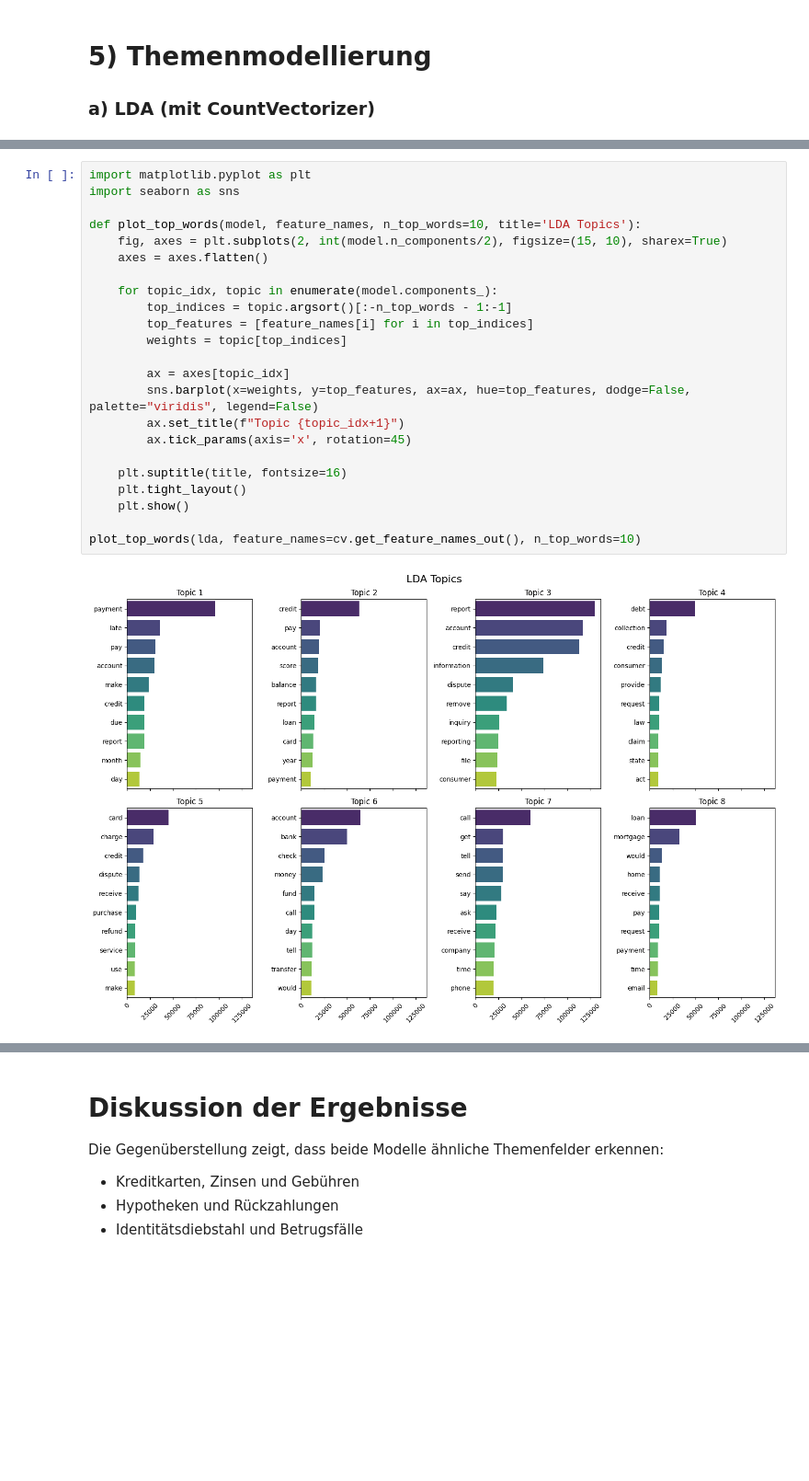
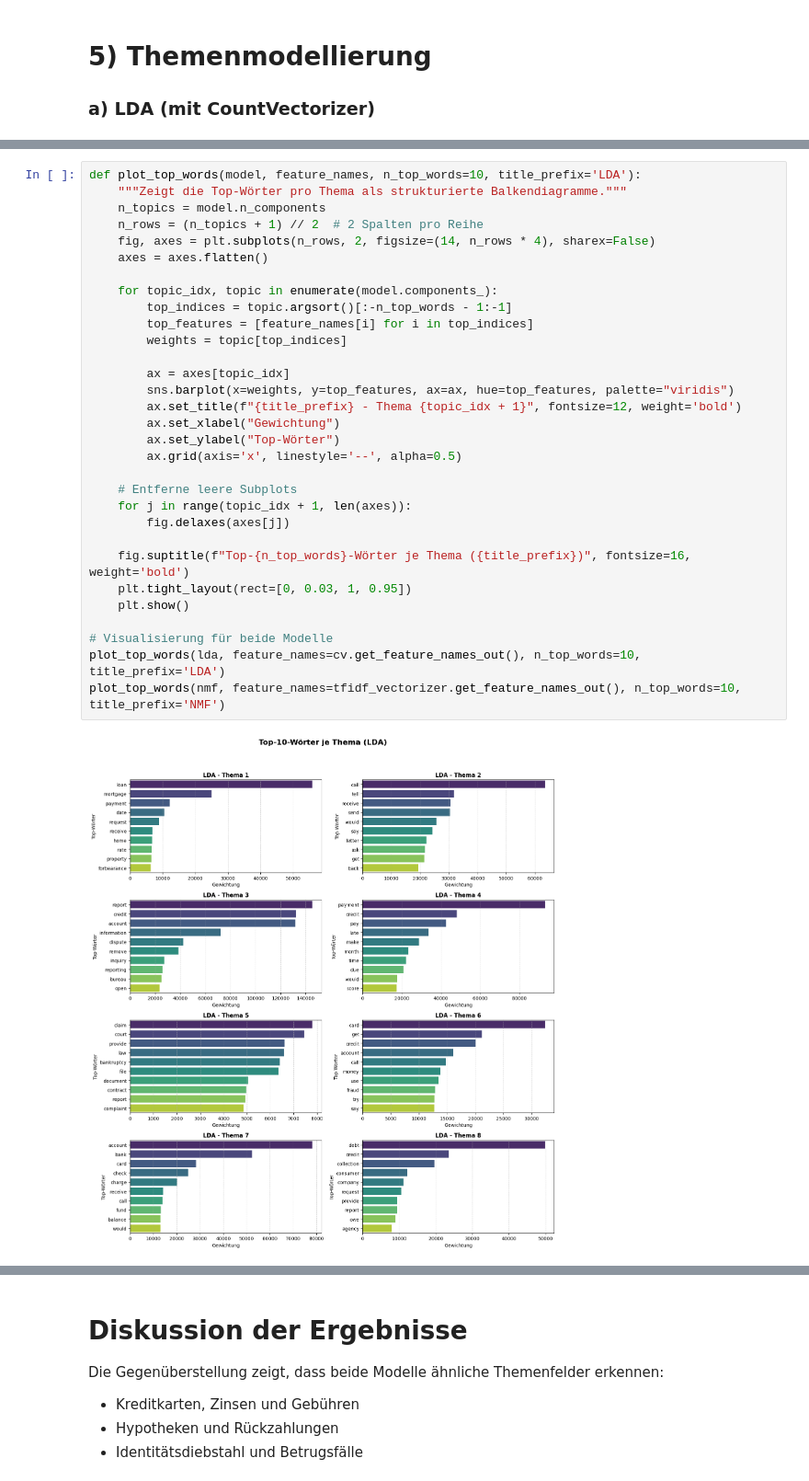
Before and after one commit to StGDev25/cfpb-nlp-analysis, a Jupyter notebook: DLBDSEDA02_D.ipynb, the cells around one changed output, grey strips where cells are left out. Shown at 92% size. Saved outputs shown, nothing was run; the diff lists cells and outputs as text; blank space fills up the shorter version.

Commit message:
Optimierung, reduntanten Code entfernen.

```diff
--- a/DLBDSEDA02_D.ipynb
+++ b/DLBDSEDA02_D.ipynb
@@ -373,25 +448,33 @@ if 'df' in globals() and 'cleaned_text' in df.columns:
 # %%
-import matplotlib.pyplot as plt
-import seaborn as sns
-
-def plot_top_words(model, feature_names, n_top_words=10, title='LDA Topics'):
-    fig, axes = plt.subplots(2, int(model.n_components/2), figsize=(15, 10), sharex=True)
+def plot_top_words(model, feature_names, n_top_words=10, title_prefix='LDA'):
+    """Zeigt die Top-Wörter pro Thema als strukturierte Balkendiagramme."""
+    n_topics = model.n_components
+    n_rows = (n_topics + 1) // 2  # 2 Spalten pro Reihe
+    fig, axes = plt.subplots(n_rows, 2, figsize=(14, n_rows * 4), sharex=False)
     axes = axes.flatten()
 
     for topic_idx, topic in enumerate(model.components_):
         top_indices = topic.argsort()[:-n_top_words - 1:-1]
         top_features = [feature_names[i] for i in top_indices]
         weights = topic[top_indices]
 
         ax = axes[topic_idx]
-        sns.barplot(x=weights, y=top_features, ax=ax, hue=top_features, dodge=False, palette="viridis", legend=False)
-        ax.set_title(f"Topic {topic_idx+1}")
-        ax.tick_params(axis='x', rotation=45)
+        sns.barplot(x=weights, y=top_features, ax=ax, hue=top_features, palette="viridis")
+        ax.set_title(f"{title_prefix} - Thema {topic_idx + 1}", fontsize=12, weight='bold')
+        ax.set_xlabel("Gewichtung")
+        ax.set_ylabel("Top-Wörter")
+        ax.grid(axis='x', linestyle='--', alpha=0.5)
 
-    plt.suptitle(title, fontsize=16)
-    plt.tight_layout()
+    # Entferne leere Subplots
+    for j in range(topic_idx + 1, len(axes)):
+        fig.delaxes(axes[j])
+
+    fig.suptitle(f"Top-{n_top_words}-Wörter je Thema ({title_prefix})", fontsize=16, weight='bold')
+    plt.tight_layout(rect=[0, 0.03, 1, 0.95])
     plt.show()
 
-plot_top_words(lda, feature_names=cv.get_feature_names_out(), n_top_words=10)
+# Visualisierung für beide Modelle
+plot_top_words(lda, feature_names=cv.get_feature_names_out(), n_top_words=10, title_prefix='LDA')
+plot_top_words(nmf, feature_names=tfidf_vectorizer.get_feature_names_out(), n_top_words=10, title_prefix='NMF')
 # %% [output]
-[figure, old version]
+[figure, new version]
```
Also changed, not shown: parts of 22 cells of this notebook.
